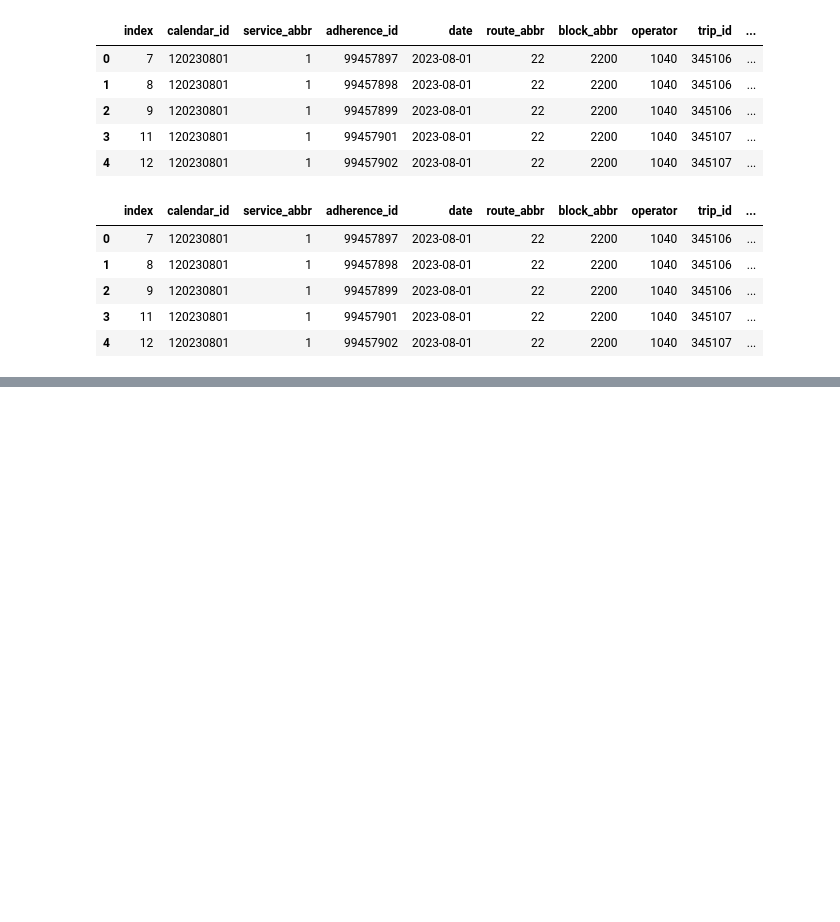
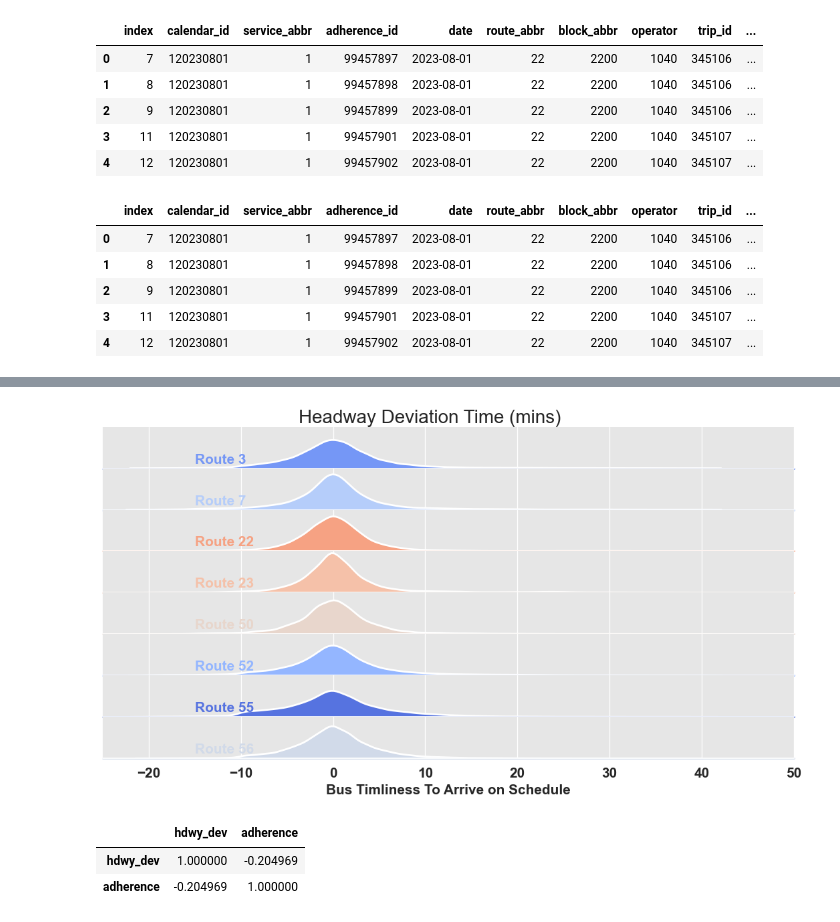
Before and after one commit to NSS-Data-Analytics-Cohort-12/wego-python-da12-python-spice-lattes, a Jupyter notebook: notebooks/WeGo.ipynb, the cells around one changed output, grey strips where cells are left out. Saved outputs shown, nothing was run; the diff lists cells and outputs as text; code cells hidden in the pictures; blank space fills up the shorter version.

```diff
--- a/notebooks/WeGo.ipynb
+++ b/notebooks/WeGo.ipynb
@@ -323,0 +330,4 @@ plt.show()
+# %%
+headway_mean_serie = wego_clean.groupby('route_abbr')['hdwy_dev'].mean()
+wego_clean['mean_hdwy_dev'] = wego_clean['route_abbr'].map(headway_mean_serie)
+wego_clean.head()
@@ -323,0 +341,64 @@ plt.show()
+# %%
+# we generate a color palette with Seaborn.color_palette()
+pal = sns.color_palette(palette='coolwarm', n_colors=10)
+sns.set_style("darkgrid", {"axes.facecolor": ".9"})
+
+# in the sns.FacetGrid class, the 'hue' argument is the one that is the one that will be represented by colors with 'palette'
+g = sns.FacetGrid(wego_clean, row='route_abbr', hue='mean_adherence', aspect=15, height=0.75, palette=pal)
+
+# then we add the densities kdeplots for each month
+g.map(sns.kdeplot, 'hdwy_dev',
+      bw_adjust=1, clip_on=False,
+      fill=True, alpha=1, linewidth=1.5)
+
+# here we add a white line that represents the contour of each kdeplot
+g.map(sns.kdeplot, 'hdwy_dev',
+      bw_adjust=1, clip_on=False,
+      color="w", lw=2)
+
+# here we add a horizontal line for each plot
+g.map(plt.axhline, y=0,
+      lw=2, clip_on=False)
+
+# we loop over the FacetGrid figure axes (g.axes.flat) and add the month as text with the right color
+# notice how ax.lines[-1].get_color() enables you to access the last line's color in each matplotlib.Axes
+for i, ax in enumerate(g.axes.flat):
+    ax.set_xlim(-25, 50)
+    ax.text(-15, 0.02, abbr_route[i+1],
+            fontweight='bold', fontsize=15,
+            color=ax.lines[-1].get_color())
+
+# we use matplotlib.Figure.subplots_adjust() function to get the subplots to overlap
+g.fig.subplots_adjust(hspace=0.0)
+
+# eventually we remove axes titles, yticks and spines
+g.set_titles("")
+g.set(yticks=[], ylabel="")
+g.despine(bottom=False, left=True)
+
+plt.setp(ax.get_xticklabels(), fontsize=15, fontweight='bold')
+plt.xlabel('Bus Timliness To Arrive on Schedule', fontweight='bold', fontsize=15)
+g.fig.suptitle('Headway Deviation Time (mins)',
+               ha='center',
+               fontsize=20,
+               fontweight=20)
+
+# plt.figure(figsize=(10, 10))
+plt.show()
+
+# g.savefig("ridgeline.png")
+# %% [output]
+[figure, added]
+# %%
+from_downtown = (wego
+    # .loc[wego['route_abbr'] == 22]
+    .loc[wego['route_direction_name'] == 'FROM DOWNTOWN']
+    # .loc[wego['time_point_abbr'] == 'CV23']
+     .dropna(subset=['hdwy_dev'])
+    [['route_direction_name', 'hdwy_dev','adherence'
+     ]])
+from_downtown.corr(numeric_only=True)
+# %% [output]
+|  | hdwy_dev | adherence |
+| hdwy_dev | 1.000000 | -0.204969 |
+| adherence | -0.204969 | 1.000000 |
```
Also changed, not shown: parts of 7 cells of this notebook.
